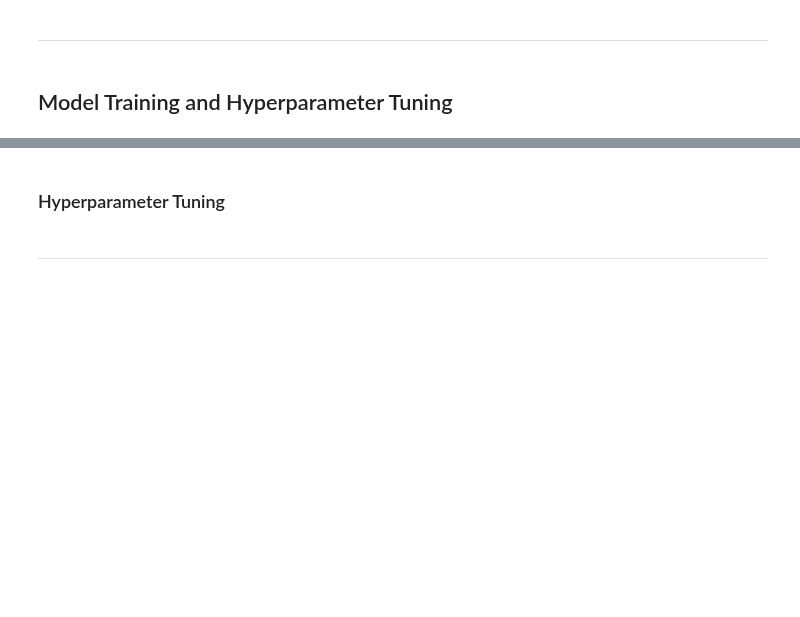
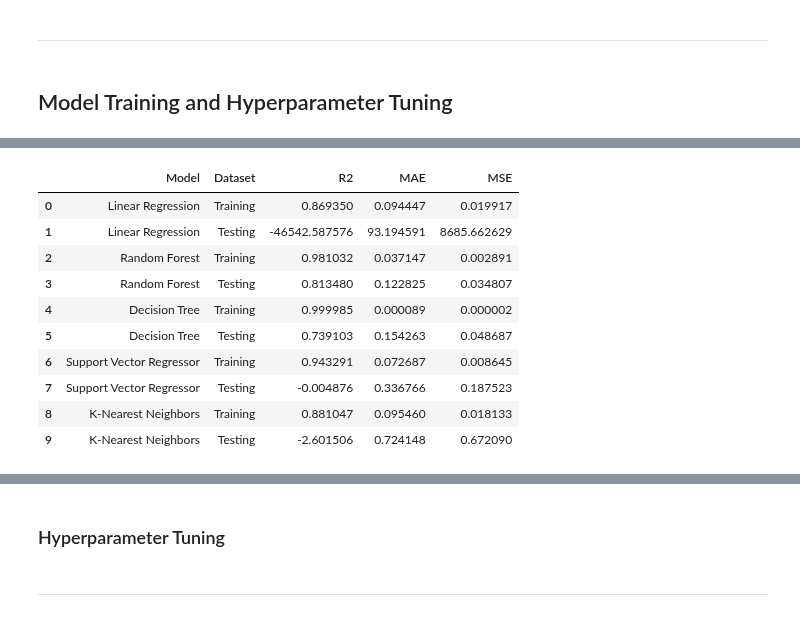
Before and after one commit to TonichaB/Predictive-Analytics-PP5, a Jupyter notebook: jupyter_notebooks/05_Model_Training_and_Evaluation.ipynb, the cells around one changed output, grey strips where cells are left out. Saved outputs shown, nothing was run; the diff lists cells and outputs as text; code cells hidden in the pictures; blank space fills up the shorter version.

```diff
--- a/jupyter_notebooks/05_Model_Training_and_Evaluation.ipynb
+++ b/jupyter_notebooks/05_Model_Training_and_Evaluation.ipynb
@@ -369,0 +393,55 @@ The baseline model predicts the **mean log-transformed sale price** (`LogSalePri
+# %%
+# Ensure column names in x_test match x_train
+x_test.columns = x_train.columns
+
+# Initialize a DataFrame to store results
+results = []
+
+# Train and evaluate each model
+for name, model in models.items():
+    model.fit(x_train, y_train)
+    y_train_pred = model.predict(x_train)
+    y_test_pred = model.predict(x_test)
+
+    # Calculate metrics
+    train_r2 = r2_score(y_train, y_train_pred)
+    test_r2 = r2_score(y_test, y_test_pred)
+    train_mae = mean_absolute_error(y_train, y_train_pred)
+    test_mae = mean_absolute_error(y_test, y_test_pred)
+    train_mse = mean_squared_error(y_train, y_train_pred)
+    test_mse = mean_squared_error(y_test, y_test_pred)
+
+    # Append Results
+    results.append({
+        "Model": name,
+        "Dataset": "Training",
+        "R2": train_r2,
+        "MAE": train_mae,
+        "MSE": train_mse
+    })
+    results.append({
+        "Model": name,
+        "Dataset": "Testing",
+        "R2": test_r2,
+        "MAE": test_mae,
+        "MSE": test_mse
+    })
+
+# Convert results to a DataFrame
+results_df = pd.DataFrame(results)
+
+# Display Results
+from IPython.display import display
+display(results_df)
+# %% [output]
+|  | Model | Dataset | R2 | MAE | MSE |
+| 0 | Linear Regression | Training | 0.869350 | 0.094447 | 0.019917 |
+| 1 | Linear Regression | Testing | -46542.587576 | 93.194591 | 8685.662629 |
+| 2 | Random Forest | Training | 0.981032 | 0.037147 | 0.002891 |
+| 3 | Random Forest | Testing | 0.813480 | 0.122825 | 0.034807 |
+| 4 | Decision Tree | Training | 0.999985 | 0.000089 | 0.000002 |
+| 5 | Decision Tree | Testing | 0.739103 | 0.154263 | 0.048687 |
+| 6 | Support Vector Regressor | Training | 0.943291 | 0.072687 | 0.008645 |
+| 7 | Support Vector Regressor | Testing | -0.004876 | 0.336766 | 0.187523 |
+| 8 | K-Nearest Neighbors | Training | 0.881047 | 0.095460 | 0.018133 |
+| 9 | K-Nearest Neighbors | Testing | -2.601506 | 0.724148 | 0.672090 |
```
Also changed, not shown: parts of 5 cells of this notebook.
